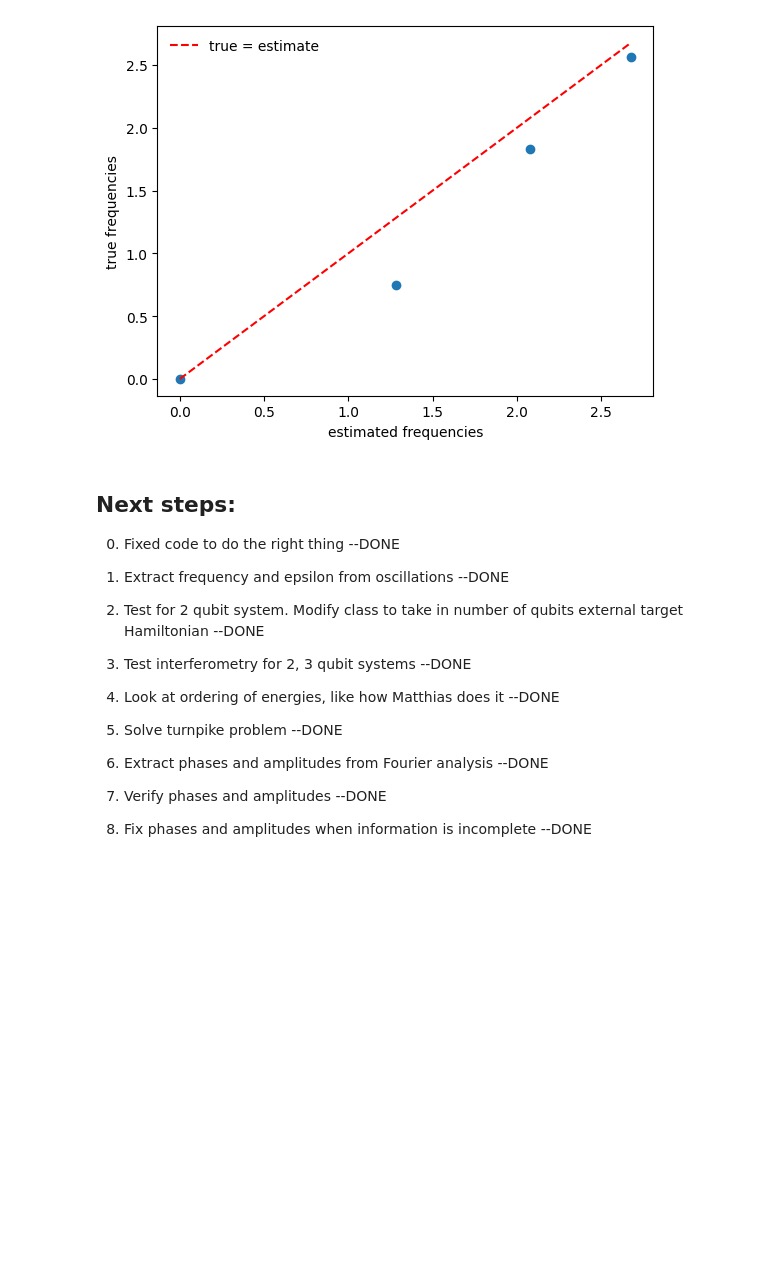
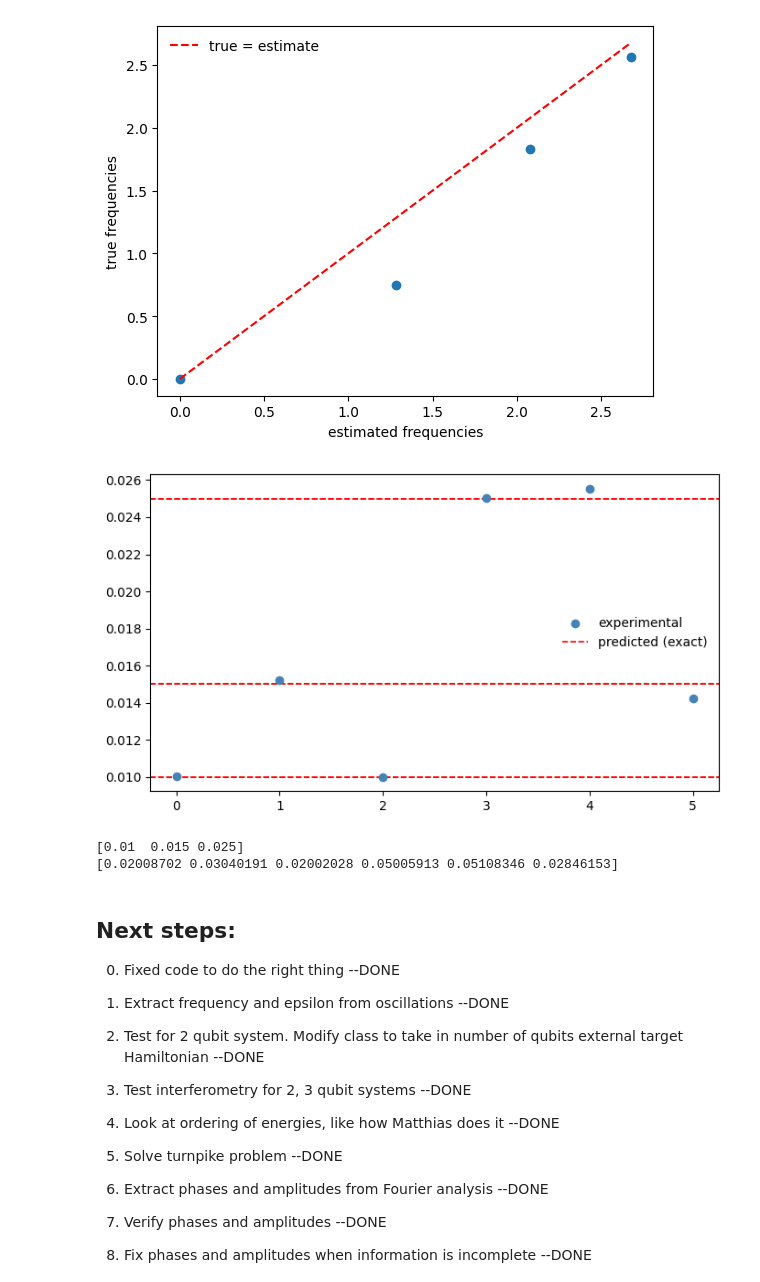
Before and after one commit to OsQarM/lsz_spectroscopy, a Jupyter notebook: LSZ_experimental.ipynb, the cells around one changed output. Cells and saved outputs as stored; diff of their text form; code cells hidden in the pictures; blank space fills up the shorter version.

```diff
--- a/LSZ_experimental.ipynb
+++ b/LSZ_experimental.ipynb
@@ -1022,6 +922,66 @@ plt.legend(frameon=False)
 # %% [output]
 <matplotlib.legend.Legend at 0x...>
 [figure]
+# %%
+def calculate_dephasing_rates_upper_bound(gamma_list):
+
+    nqubits = len(gamma_list)
+
+    lambdas = []
+    for size in range(1, nqubits + 1):
+        for subset in combinations(range(nqubits), size):
+            lambdas.append(sum(gamma_list[i] for i in subset))
+
+    return np.unique(lambdas)
+
+def predict_dephasing_rates_exact(egvecs, gamma_dep_list, sz_list):
+    """
+    Compute the exact predicted dephasing rate for each pair of eigenstates (m, n).
+
+    For a Lindblad operator L_i = sqrt(gamma_i) * sigma_z[i], the coherence
+    between eigenstates |m> and |n> decays at rate:
+
+        lambda_mn = sum_i  gamma_i / 2 * (<m|sigma_z[i]|m> - <n|sigma_z[i]|n>)^2
+    """
+    N = egvecs.shape[0]
+
+    # <m|sigma_z[i]|m> for each qubit i and eigenstate m — shape (n_qubits, N)
+    sz_exp = np.array([
+        np.real(np.diag(egvecs.conj().T @ sz @ egvecs))
+        for sz in sz_list
+    ])
+
+    lambda_pred = np.zeros((N, N))
+    for m in range(N):
+        for n in range(m + 1, N):
+            lambda_pred[m, n] = sum(
+                gamma / 2 * (sz_exp[i, m] - sz_exp[i, n])**2
+                for i, gamma in enumerate(gamma_dep_list)
+            )
+    return lambda_pred
+
+
+possible_lambdas = calculate_dephasing_rates_upper_bound(t2_rates)
+_exp_for_ops = LSZ_experiment(nqubits, epsilon, H_target_dict, ramp_time, 0, dt)
+exact_lambdas = predict_dephasing_rates_exact(egvecs, t2_rates, _exp_for_ops.npsz_list)
+n_levels = 2**nqubits
+pred_flat = np.array([exact_lambdas[m, n] for m in range(n_levels) for n in range(m+1, n_levels)])/2
+
+
+plt.figure(figsize=(7, 4))
+plt.scatter(range(len(lambdas)), lambdas/2, color='steelblue', zorder=3, label='experimental')
+for i, rate in enumerate(pred_flat):
+    plt.axhline(rate, color='red', linestyle='--', lw=1.2, label='predicted (exact)' if i == 0 else None)
+plt.legend(frameon=False)
+plt.tight_layout()
+plt.show()
+
+print(possible_lambdas)
+print(lambdas)
+# %% [output]
+[figure, added]
+[0.01  0.015 0.025]
+[0.02008702 0.03040191 0.02002028 0.05005913 0.05108346 0.02846153]
 # %% [markdown]
 ## Next steps:
 
```
Also changed, not shown: parts of 12 cells of this notebook.
